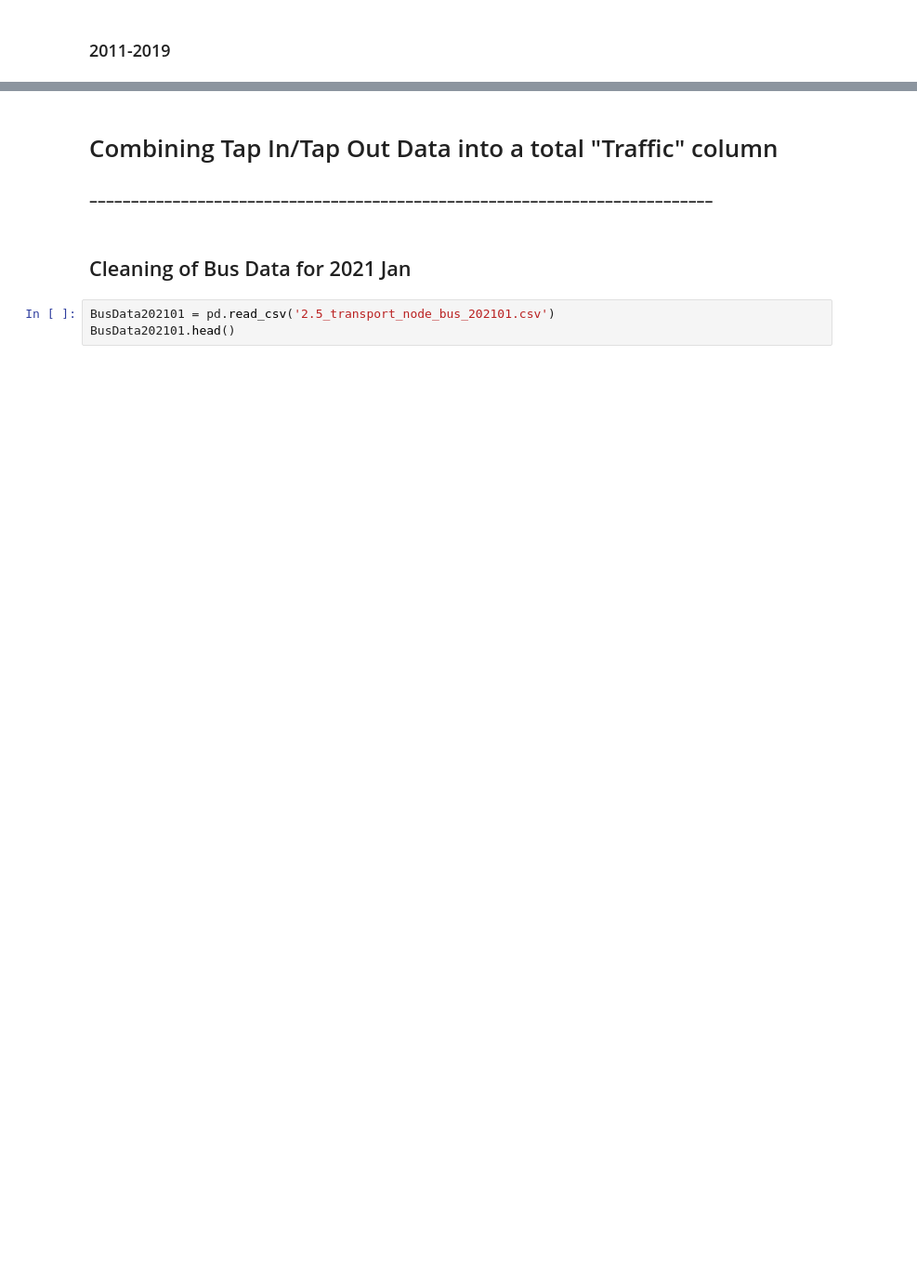
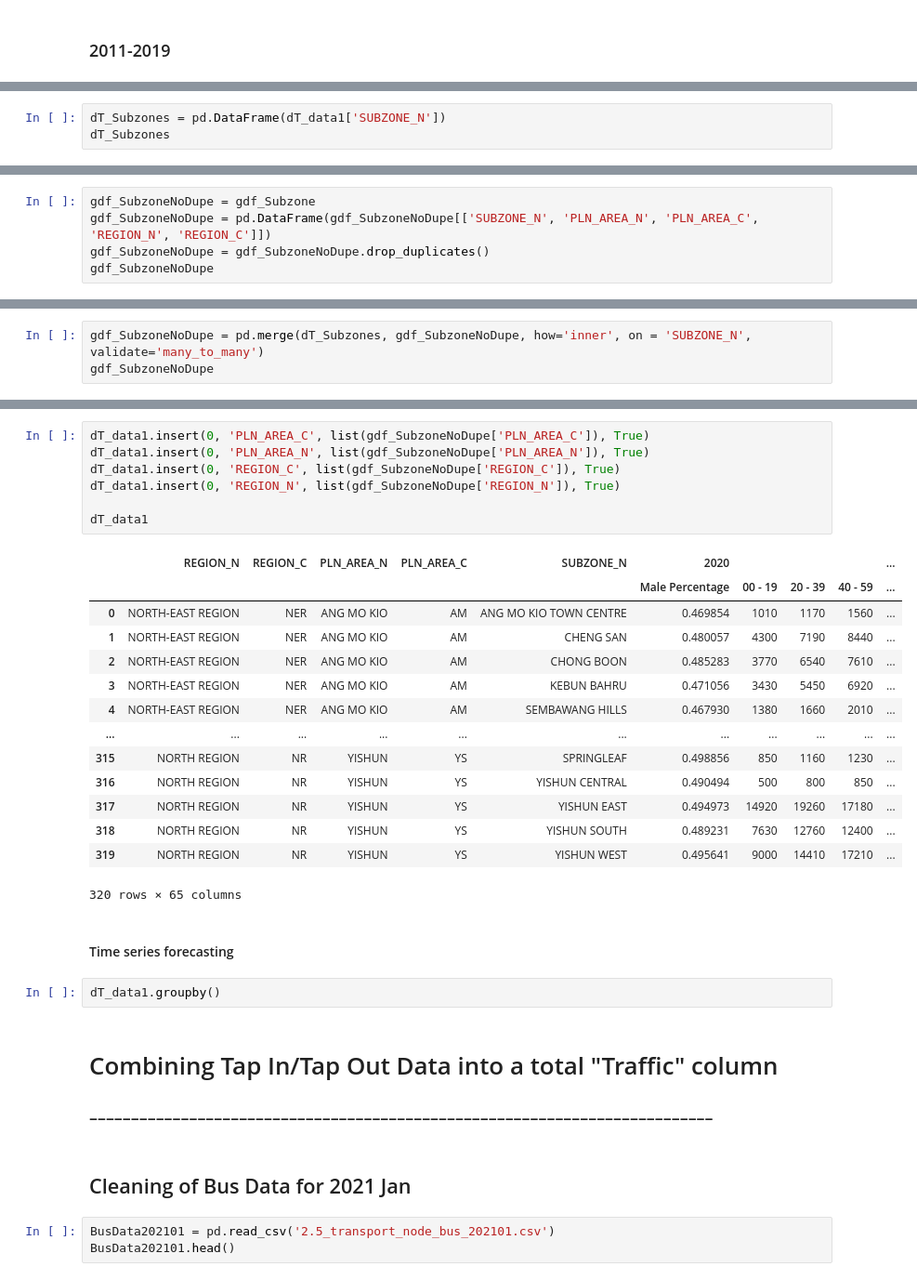
Before and after one commit to bleow/CZ1115PROJ-DataScience_Python, a Jupyter notebook: Jupyter notebook/Actual Data Extraction.ipynb, the cells around one changed output, grey strips where cells are left out. Shown at 93% size. Saved outputs shown, nothing was run; the diff lists cells and outputs as text; blank space fills up the shorter version.

Commit message:
merge with hierarchical

```diff
--- a/Jupyter notebook/Actual Data Extraction.ipynb
+++ b/Jupyter notebook/Actual Data Extraction.ipynb
@@ -644,0 +928,3 @@ dT_data1
+# %%
+dT_Subzones = pd.DataFrame(dT_data1['SUBZONE_N'])
+dT_Subzones
@@ -644,0 +945,5 @@ dT_data1
+# %%
+gdf_SubzoneNoDupe = gdf_Subzone
+gdf_SubzoneNoDupe = pd.DataFrame(gdf_SubzoneNoDupe[['SUBZONE_N', 'PLN_AREA_N', 'PLN_AREA_C', 'REGION_N', 'REGION_C']])
+gdf_SubzoneNoDupe = gdf_SubzoneNoDupe.drop_duplicates()
+gdf_SubzoneNoDupe
@@ -644,0 +964,3 @@ dT_data1
+# %%
+gdf_SubzoneNoDupe = pd.merge(dT_Subzones, gdf_SubzoneNoDupe, how='inner', on = 'SUBZONE_N', validate='many_to_many')
+gdf_SubzoneNoDupe
@@ -645,3 +981,29 @@ dT_data1
+# %%
+dT_data1.insert(0, 'PLN_AREA_C', list(gdf_SubzoneNoDupe['PLN_AREA_C']), True)
+dT_data1.insert(0, 'PLN_AREA_N', list(gdf_SubzoneNoDupe['PLN_AREA_N']), True)
+dT_data1.insert(0, 'REGION_C', list(gdf_SubzoneNoDupe['REGION_C']), True)
+dT_data1.insert(0, 'REGION_N', list(gdf_SubzoneNoDupe['REGION_N']), True)
+
+dT_data1
+# %% [output]
+|  | REGION_N | REGION_C | PLN_AREA_N | PLN_AREA_C | SUBZONE_N | 2020 |  |  |  | ... |
+|  |  |  |  |  |  | Male Percentage | 00 - 19 | 20 - 39 | 40 - 59 | ... |
+| 0 | NORTH-EAST REGION | NER | ANG MO KIO | AM | ANG MO KIO TOWN CENTRE | 0.469854 | 1010 | 1170 | 1560 | ... |
+| 1 | NORTH-EAST REGION | NER | ANG MO KIO | AM | CHENG SAN | 0.480057 | 4300 | 7190 | 8440 | ... |
+| 2 | NORTH-EAST REGION | NER | ANG MO KIO | AM | CHONG BOON | 0.485283 | 3770 | 6540 | 7610 | ... |
+| 3 | NORTH-EAST REGION | NER | ANG MO KIO | AM | KEBUN BAHRU | 0.471056 | 3430 | 5450 | 6920 | ... |
+| 4 | NORTH-EAST REGION | NER | ANG MO KIO | AM | SEMBAWANG HILLS | 0.467930 | 1380 | 1660 | 2010 | ... |
+| ... | ... | ... | ... | ... | ... | ... | ... | ... | ... | ... |
+| 315 | NORTH REGION | NR | YISHUN | YS | SPRINGLEAF | 0.498856 | 850 | 1160 | 1230 | ... |
+| 316 | NORTH REGION | NR | YISHUN | YS | YISHUN CENTRAL | 0.490494 | 500 | 800 | 850 | ... |
+| 317 | NORTH REGION | NR | YISHUN | YS | YISHUN EAST | 0.494973 | 14920 | 19260 | 17180 | ... |
+| 318 | NORTH REGION | NR | YISHUN | YS | YISHUN SOUTH | 0.489231 | 7630 | 12760 | 12400 | ... |
+| 319 | NORTH REGION | NR | YISHUN | YS | YISHUN WEST | 0.495641 | 9000 | 14410 | 17210 | ... |
+320 rows × 65 columns
+# %% [markdown]
+#### Time series forecasting
+# %%
+dT_data1.groupby()
 # %% [markdown]
 # Combining Tap In/Tap Out Data into a total "Traffic" column
 ### –––––––––––––––––––––––––––––––––––––––––––––––––––––––––––––––––––––––––––
```
Also changed, not shown: parts of 52 cells of this notebook.
